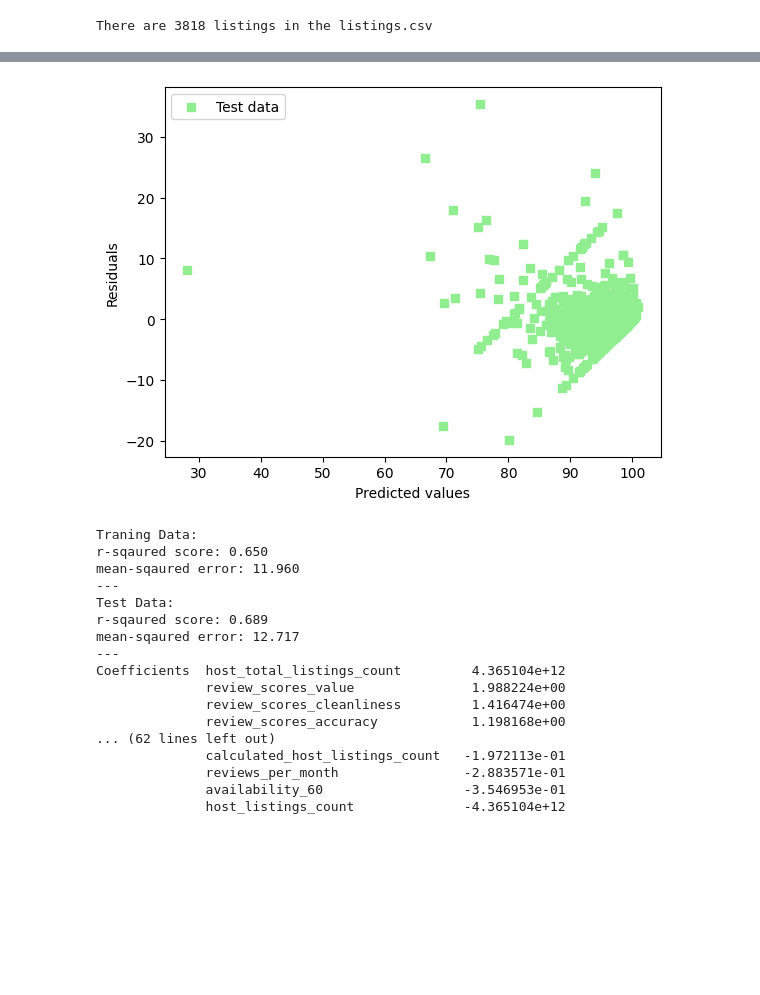
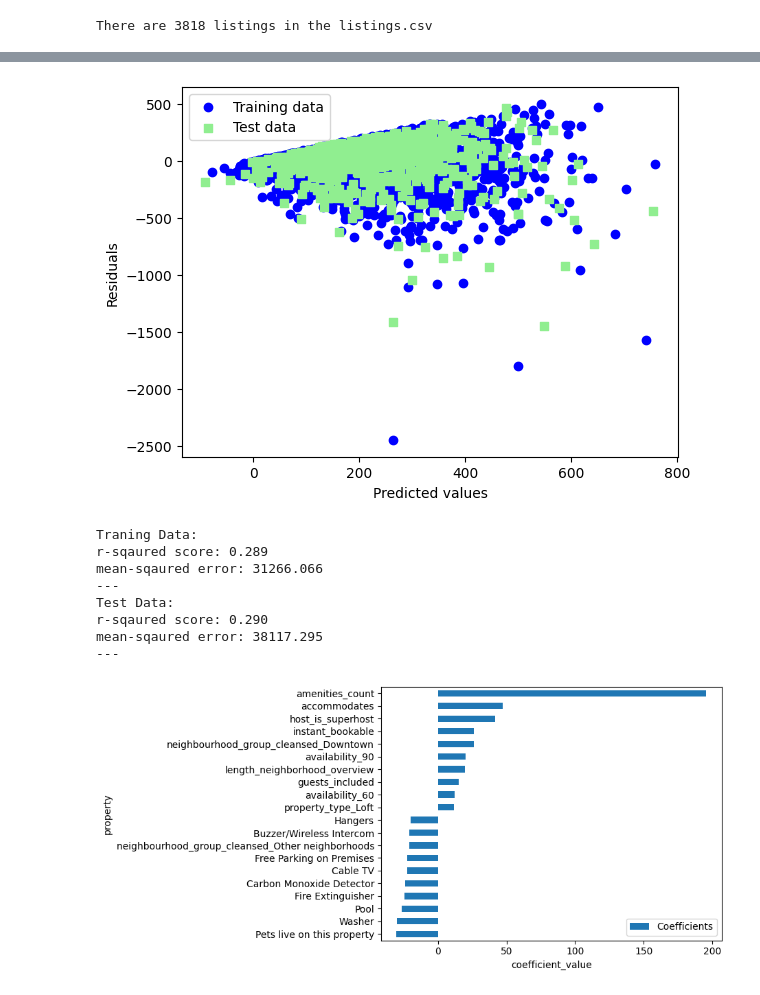
Before and after one commit to muellerch2293/airbnb, a Jupyter notebook: Untitled.ipynb, the cells around one changed output, grey strips where cells are left out. Drawn from its saved outputs; the diff is of its cells as text; code cells hidden in the pictures; blank space fills up the shorter version.

```diff
--- a/Untitled.ipynb
+++ b/Untitled.ipynb
@@ -108,13 +131,23 @@ dict_keys(['Heating', 'Lock on Bedroom Door', 'Air Conditioning', 'Carbon Monoxi
 # %%
+def visualize_coefficients(coefs, names, ax):
+    # Make a bar plot for the coefficients, including their names on the x-axis
+    ax.bar(names, coefs)
+    ax.set(xlabel='Coefficient name', ylabel='Coefficient value')
+
+    # Set formatting so it looks nice
+    plt.setp(ax.get_xticklabels(), rotation=45, horizontalalignment='right')
+    return ax
+
+
 def train_model_and_predict(data, prediction_param):
     y = data[prediction_param]
     try:
         X = data.drop([prediction_param],axis=1)
     except:
         print("param %s no longer in data" % (prediction_param))
-    X_train, X_test, y_train, y_test = train_test_split(X, y, test_size = .30, random_state=42)
+    X_train, X_test, y_train, y_test = train_test_split(X, y, test_size = .2, random_state=42)
+    #important to standardize data, otherwise we cannot use the coefficients for reasoning about the importance of the different features
     sc_X = StandardScaler()
-
     X_train = sc_X.fit_transform(X_train)
     X_test = sc_X.transform(X_test)
 
@@ -124,7 +157,7 @@ def train_model_and_predict(data, prediction_param):
     y_test_pred = lr_model.predict(X_test)
     y_train_pred = lr_model.predict(X_train)
     #residual plot
-    #plt.scatter(y_train_pred,  y_train_pred - y_train,c='blue', marker='o', label='Training data')
+    plt.scatter(y_train_pred,  y_train_pred - y_train,c='blue', marker='o', label='Training data')
     plt.scatter(y_test_pred,  y_test_pred - y_test, c='lightgreen', marker='s', label='Test data')
     plt.xlabel('Predicted values')
     plt.ylabel('Residuals')
@@ -141,7 +174,11 @@ def train_model_and_predict(data, prediction_param):
     print('---')
     #coefficients
     cdf = pd.DataFrame(lr_model.coef_, X.columns, columns=['Coefficients'])
-    print(cdf.unstack().sort_values(ascending=False).to_string())
+    #plot top 5 positive/negative coefficients
+    #display(cdf.sort_values('Coefficients', ascending=False).head(20))
+    #display(cdf.sort_values('Coefficients', ascending=True).head(20))
+    sorted_coefficients = pd.concat([cdf.nlargest(10,'Coefficients'), cdf.nsmallest(10,'Coefficients')], axis=0)
+    sorted_coefficients.sort_values(by='Coefficients').plot(kind="barh",xlabel='coefficient_value',ylabel='property')
 # %%
 
 #X = X[X.columns.drop(list(X.filter(regex='price')))]
@@ -169,24 +187,19 @@ Coefficients  accommodates                      28.589978
 # %%
 
 #X = X[X.columns.drop(list(X.filter(regex='price')))]
-X = df_listings_numeric_with_amentities.drop(['host_acceptance_rate'],axis=1)
-train_model_and_predict(X, 'review_scores_rating')
+#square feet is almost always null
+X = df_listings_numeric_with_amentities.drop(['square_feet','host_total_listings_count','price','reviews_per_month','weekly_price','monthly_price',
+                                              'number_of_reviews','review_scores_accuracy','review_scores_location','review_scores_cleanliness','review_scores_checkin',
+                                              'review_scores_communication','review_scores_value','review_scores_rating'],axis=1)
+train_model_and_predict(X, 'success_score')
 # %% [output]
-[figure, old version]
+[figure, new version]
 Traning Data:
-r-sqaured score: 0.650
-mean-sqaured error: 11.960
+r-sqaured score: 0.289
+mean-sqaured error: 31266.066
 ---
 Test Data:
-r-sqaured score: 0.689
-mean-sqaured error: 12.717
+r-sqaured score: 0.290
+mean-sqaured error: 38117.295
 ---
-Coefficients  host_total_listings_count         4.365104e+12
-              review_scores_value               1.988224e+00
-              review_scores_cleanliness         1.416474e+00
-              review_scores_accuracy            1.198168e+00
-... (62 lines left out)
-              calculated_host_listings_count   -1.972113e-01
-              reviews_per_month                -2.883571e-01
-              availability_60                  -3.546953e-01
-              host_listings_count              -4.365104e+12
+[figure, added]
```
Also changed, not shown: parts of 6 cells of this notebook, 3 other files.
